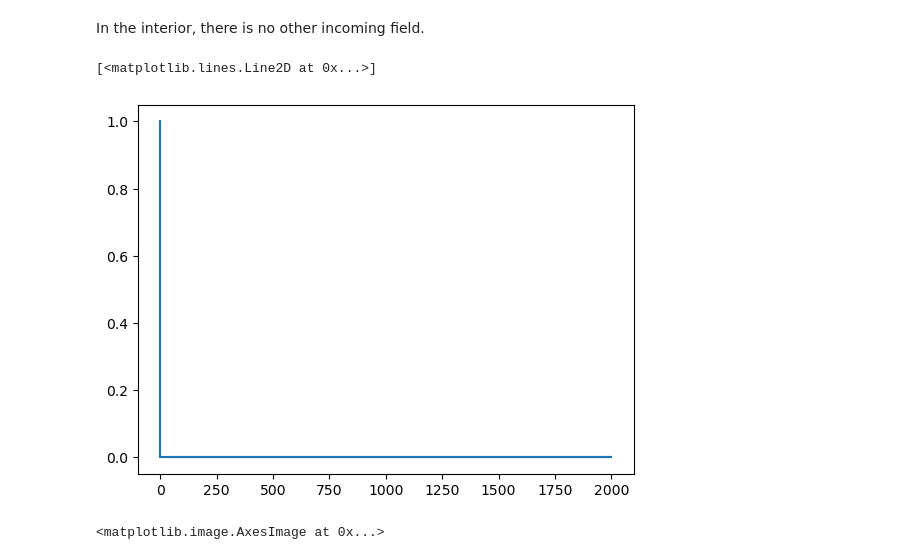
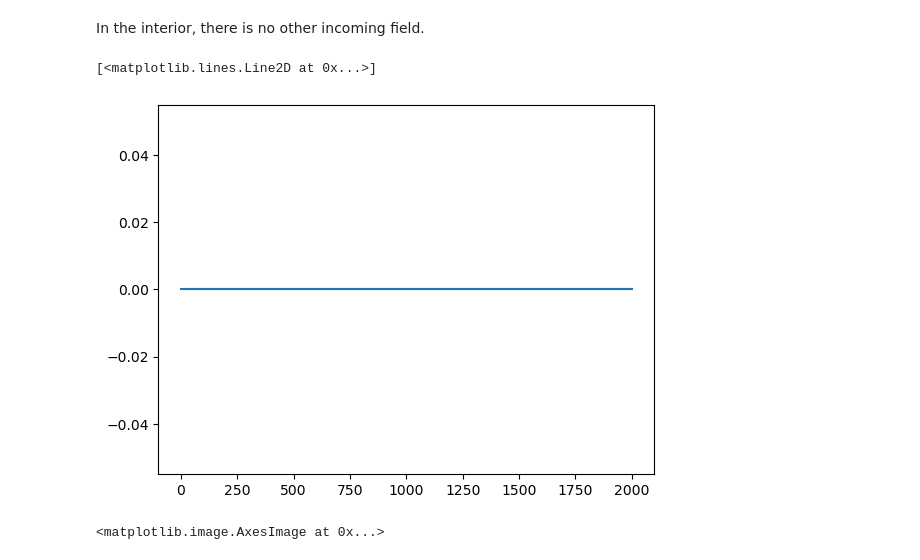
Before and after one commit to gauteh/ohbemn, a Jupyter notebook: examples/Breakwater diffusion.ipynb, the cells around one changed output. Cells and saved outputs as stored; diff of their text form; code cells hidden in the pictures.

```diff
--- a/examples/Breakwater diffusion.ipynb
+++ b/examples/Breakwater diffusion.ipynb
@@ -41,38 +41,38 @@ In the interior, there is no other incoming field.
 # %%
 bi = region.boundary_incidence()
 
 # Try to define incidence field
 for i in range(region.len()):
     x = centers[i, :]
     n = normals[i, :]
 
     phi = source.plane(0, k, *x)[0]
     v = source.dplane(0, k, *x, -n)[0]
 
     # opening
     if x[1] < 0.1 and (x[0] >= 450. and x[0] <= 550.):
-        bc.beta[i] = 0.
+        bc.beta[i] = -1.
         bc.alpha[i] = 1.
 
-        bc.f[i] = phi
-        #bi.phi[i] = phi
-        #bi.v[i] = v
+        bc.f[i] = 0
+        bi.phi[i] = phi
+        bi.v[i] = v
     else:
         #bc.beta[i] = 0
         #bc.alpha[i] = 0
-        if x[1] < 0.1:
-            #bc.f[i] = v
-            #bc.beta[i] = 1.
-            #bc.alpha[i] = 1.
+        if x[1] < 0.1: # and x[0] > 0.1 and x[0] < 999:
+            bc.f[i] = 0
+            bc.beta[i] = -1.
+            bc.alpha[i] = 1.
             pass
 
 
 
 plt.figure()
 plt.plot(centers[:,1], np.abs(bc.f))
 # %% [output]
 [<matplotlib.lines.Line2D at 0x...>]
-[figure, old version]
+[figure, new version]
 # %%
 # Sample grid in the interior
 
```
Also changed, not shown: parts of 1 cell of this notebook, 3 other files.
